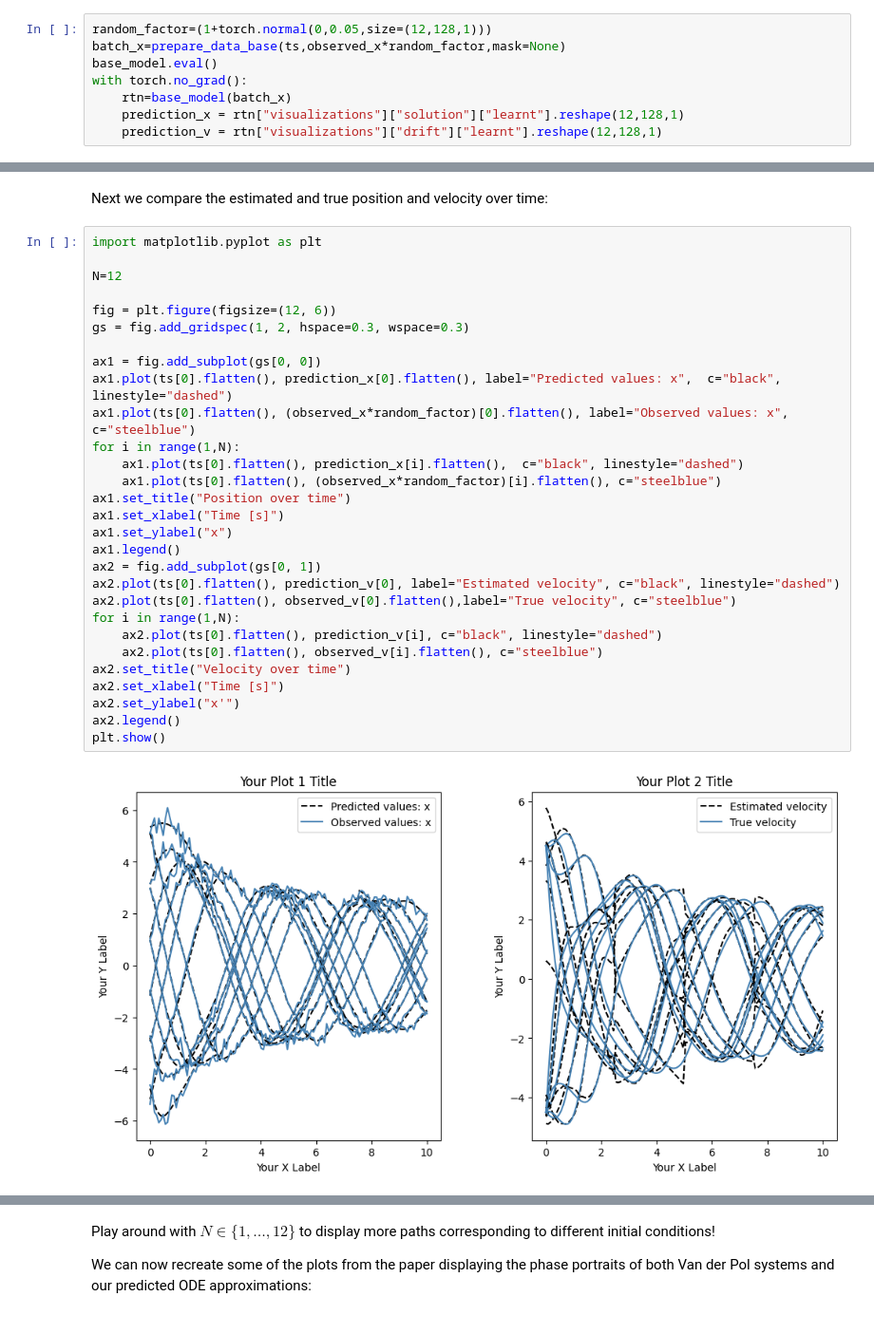
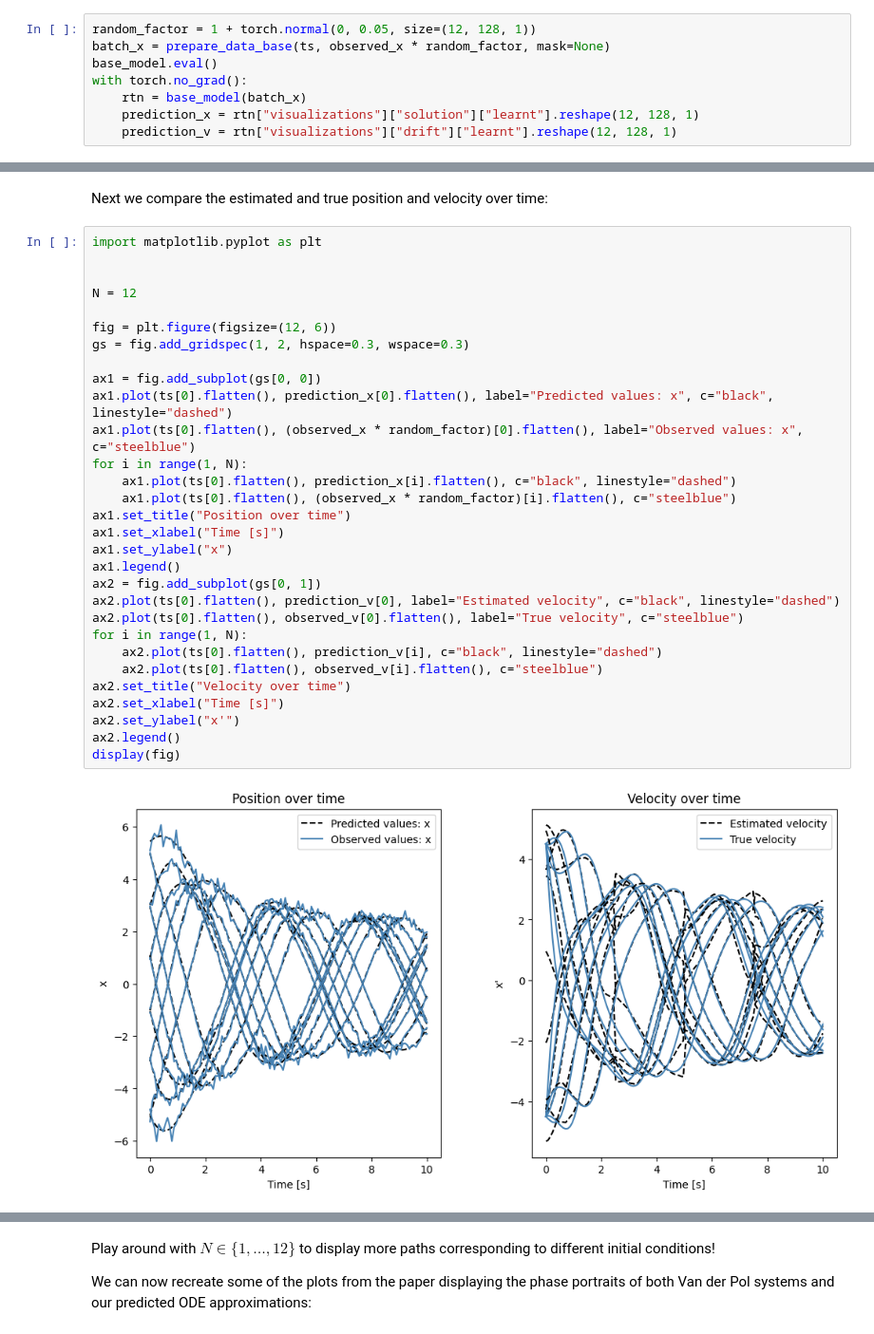
Before and after one commit to FIM4Science/OpenFIM, a Jupyter notebook: tutorial/imputation_point_wise.ipynb, the cells around one changed output, grey strips where cells are left out. Shown at 95% size. Saved outputs shown, nothing was run; the diff lists cells and outputs as text.

````diff
--- a/tutorial/imputation_point_wise.ipynb
+++ b/tutorial/imputation_point_wise.ipynb
@@ -94,13 +101,13 @@ def prepare_data_base(ts, values, mask=None, fine_grid_times=None, num_windows=4
 # %% [markdown]
 We will now use the model to estimate the velocity $v$ from our data above:
 # %%
-random_factor=(1+torch.normal(0,0.05,size=(12,128,1)))
-batch_x=prepare_data_base(ts,observed_x*random_factor,mask=None)
+random_factor = 1 + torch.normal(0, 0.05, size=(12, 128, 1))
+batch_x = prepare_data_base(ts, observed_x * random_factor, mask=None)
 base_model.eval()
 with torch.no_grad():
-    rtn=base_model(batch_x)
-    prediction_x = rtn["visualizations"]["solution"]["learnt"].reshape(12,128,1)
-    prediction_v = rtn["visualizations"]["drift"]["learnt"].reshape(12,128,1)
+    rtn = base_model(batch_x)
+    prediction_x = rtn["visualizations"]["solution"]["learnt"].reshape(12, 128, 1)
+    prediction_v = rtn["visualizations"]["drift"]["learnt"].reshape(12, 128, 1)
 # %% [markdown]
 The model returns much more then we needed, therefore we only saved the "learnt" values. The complete output is structured as follows:
 ```
@@ -133,31 +140,32 @@ Next we compare the estimated and true position and velocity over time:
 # %%
 import matplotlib.pyplot as plt
 
-N=12
+
+N = 12
 
 fig = plt.figure(figsize=(12, 6))
 gs = fig.add_gridspec(1, 2, hspace=0.3, wspace=0.3)
 
 ax1 = fig.add_subplot(gs[0, 0])
-ax1.plot(ts[0].flatten(), prediction_x[0].flatten(), label="Predicted values: x",  c="black", linestyle="dashed")
-ax1.plot(ts[0].flatten(), (observed_x*random_factor)[0].flatten(), label="Observed values: x", c="steelblue")
-for i in range(1,N):
-    ax1.plot(ts[0].flatten(), prediction_x[i].flatten(),  c="black", linestyle="dashed")
-    ax1.plot(ts[0].flatten(), (observed_x*random_factor)[i].flatten(), c="steelblue")
+ax1.plot(ts[0].flatten(), prediction_x[0].flatten(), label="Predicted values: x", c="black", linestyle="dashed")
+ax1.plot(ts[0].flatten(), (observed_x * random_factor)[0].flatten(), label="Observed values: x", c="steelblue")
+for i in range(1, N):
+    ax1.plot(ts[0].flatten(), prediction_x[i].flatten(), c="black", linestyle="dashed")
+    ax1.plot(ts[0].flatten(), (observed_x * random_factor)[i].flatten(), c="steelblue")
 ax1.set_title("Position over time")
 ax1.set_xlabel("Time [s]")
 ax1.set_ylabel("x")
 ax1.legend()
 ax2 = fig.add_subplot(gs[0, 1])
 ax2.plot(ts[0].flatten(), prediction_v[0], label="Estimated velocity", c="black", linestyle="dashed")
-ax2.plot(ts[0].flatten(), observed_v[0].flatten(),label="True velocity", c="steelblue")
-for i in range(1,N):
+ax2.plot(ts[0].flatten(), observed_v[0].flatten(), label="True velocity", c="steelblue")
+for i in range(1, N):
     ax2.plot(ts[0].flatten(), prediction_v[i], c="black", linestyle="dashed")
     ax2.plot(ts[0].flatten(), observed_v[i].flatten(), c="steelblue")
 ax2.set_title("Velocity over time")
 ax2.set_xlabel("Time [s]")
 ax2.set_ylabel("x'")
 ax2.legend()
-plt.show()
+display(fig)
 # %% [output]
-[figure, old version]
+[figure, new version]
````
Also changed, not shown: parts of 9 cells of this notebook, 36 other files.
